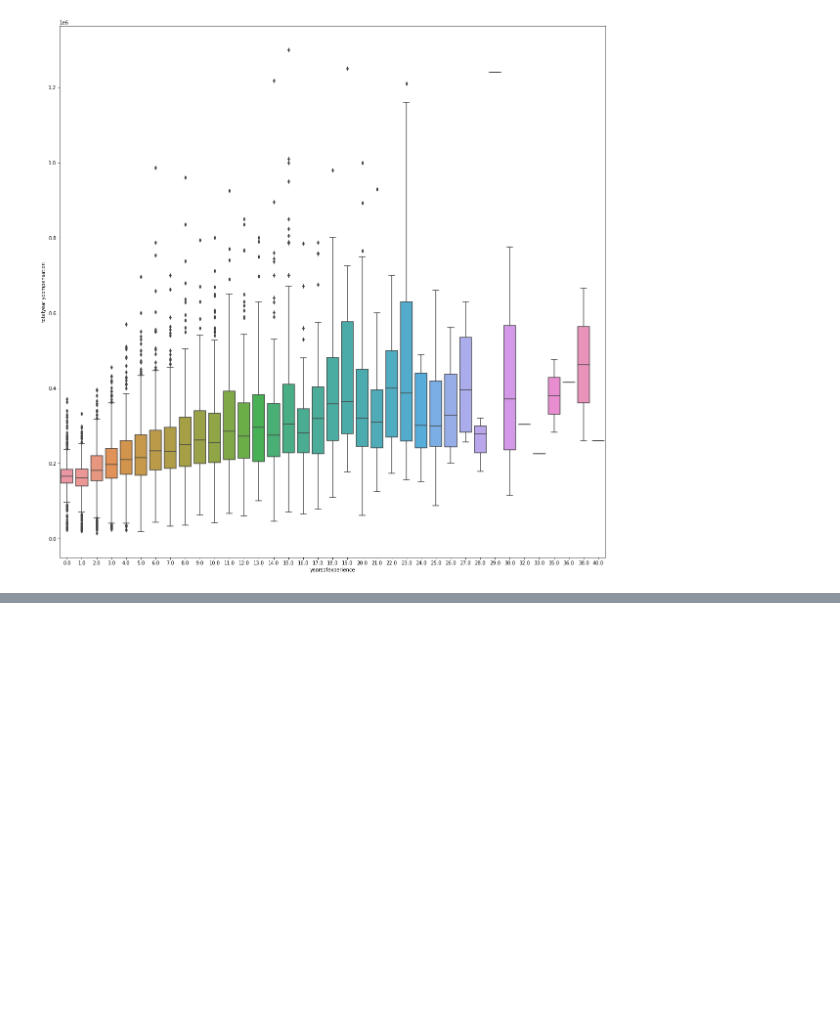
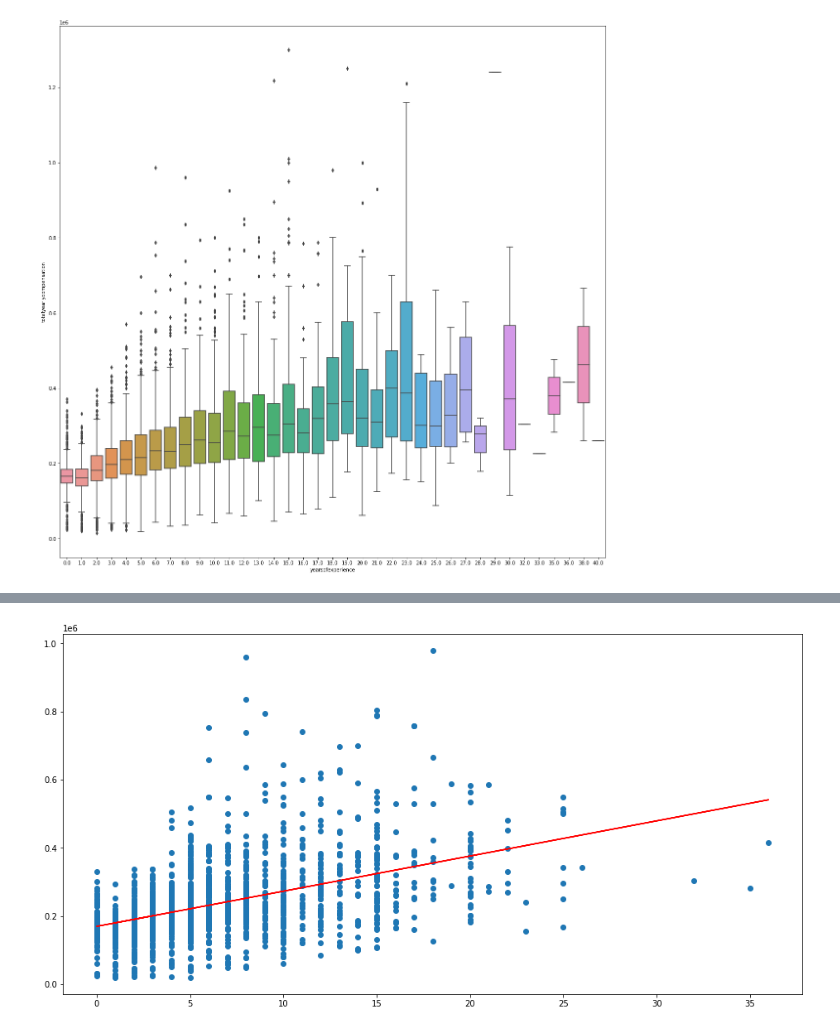
Before and after one commit to CarrotHands/miniprog, a Jupyter notebook: cheeyong.ipynb, the cells around one changed output, grey strips where cells are left out. Cells and saved outputs as stored; diff of their text form; code cells hidden in the pictures; blank space fills up the shorter version.

```diff
--- a/cheeyong.ipynb
+++ b/cheeyong.ipynb
@@ -348,0 +355,9 @@ LinearRegression()
+# %%
+yoe_test_pred = linregYOE.predict(yoe_test)
+
+f = plt.figure(figsize=(16, 8))
+plt.scatter(yoe_test, yoc_test)
+plt.plot(yoe_test, yoe_test_pred, color = "r")
+plt.show()
+# %% [output]
+[figure, added]
```
Also changed, not shown: parts of 3 cells of this notebook.
